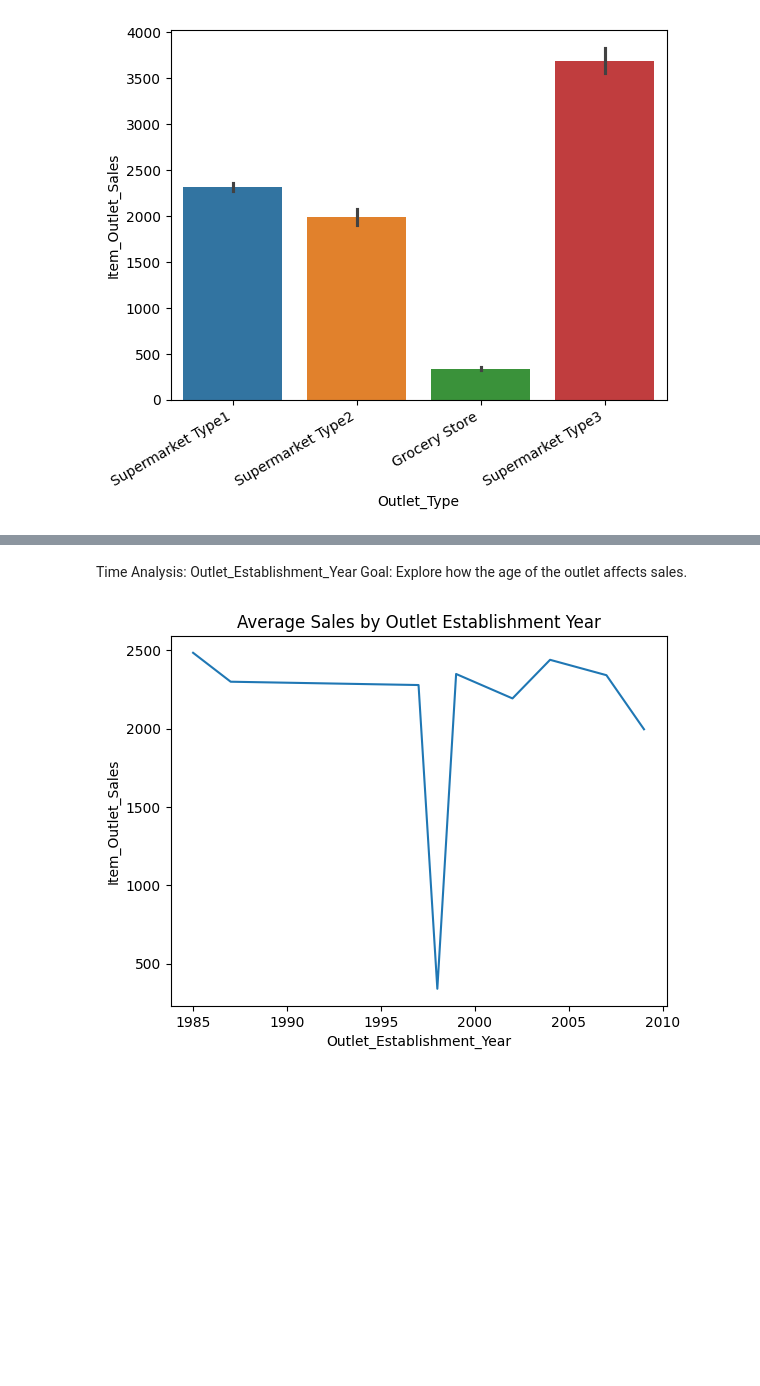
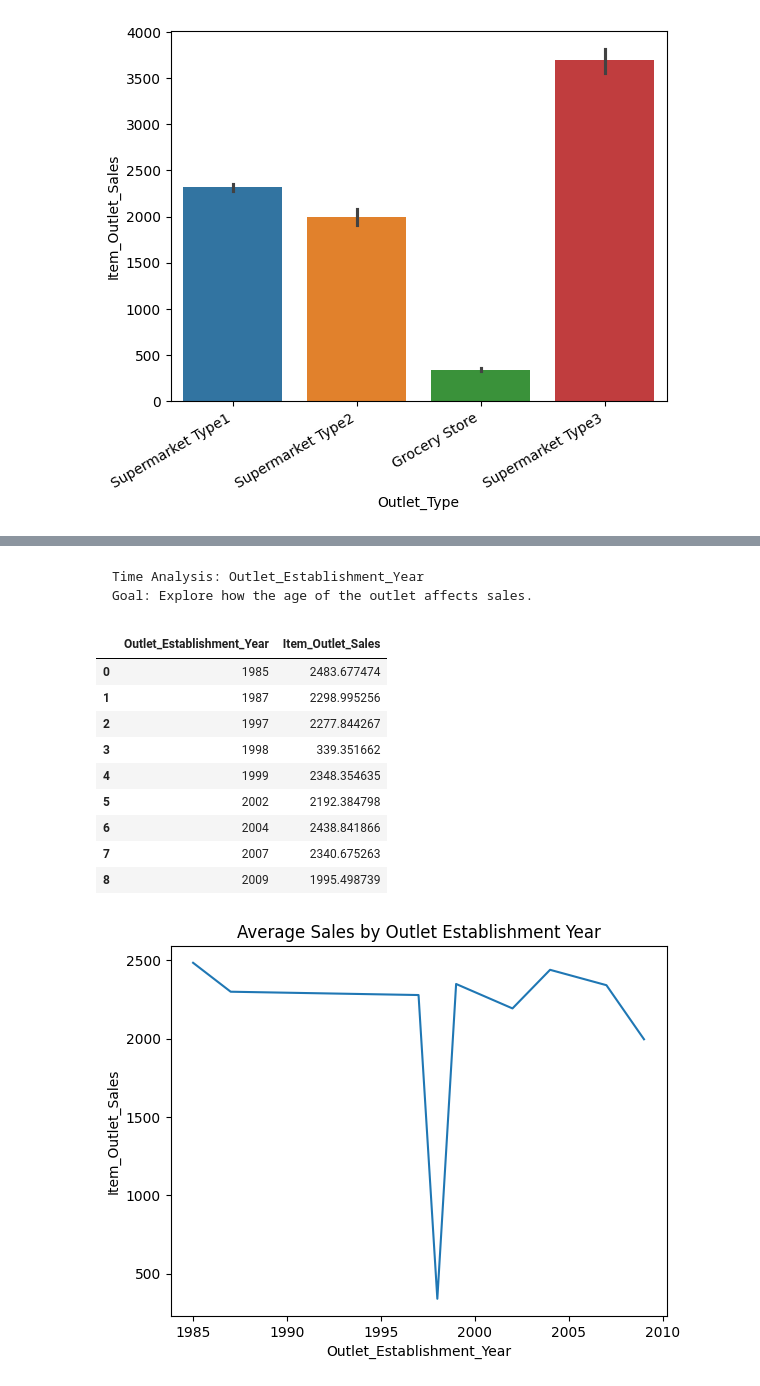
Before and after one commit to Bisan-Abuzubaida/Prediction-of-Product-Sales, a Jupyter notebook: Prediction_of_Product_Sales.ipynb, the cells around one changed output, grey strips where cells are left out. Cells and saved outputs as stored; diff of their text form; code cells hidden in the pictures; blank space fills up the shorter version.

````diff
--- a/Prediction_of_Product_Sales.ipynb
+++ b/Prediction_of_Product_Sales.ipynb
@@ -754,6 +883,21 @@ ax.set_xticklabels(ax.get_xticklabels(), rotation= 30, ha= 'right');
 # %% [markdown]
+```
 Time Analysis: Outlet_Establishment_Year
 Goal: Explore how the age of the outlet affects sales.
+```
+# %%
+df.groupby('Outlet_Establishment_Year')['Item_Outlet_Sales'].mean().reset_index()
+# %% [output]
+|  | Outlet_Establishment_Year | Item_Outlet_Sales |
+| 0 | 1985 | 2483.677474 |
+| 1 | 1987 | 2298.995256 |
+| 2 | 1997 | 2277.844267 |
+| 3 | 1998 | 339.351662 |
+| 4 | 1999 | 2348.354635 |
+| 5 | 2002 | 2192.384798 |
+| 6 | 2004 | 2438.841866 |
+| 7 | 2007 | 2340.675263 |
+| 8 | 2009 | 1995.498739 |
 # %%
 # Lineplot: Average sales by year
 sales_by_year = df.groupby('Outlet_Establishment_Year')['Item_Outlet_Sales'].mean().reset_index()
````
Also changed, not shown: parts of 27 cells of this notebook.
